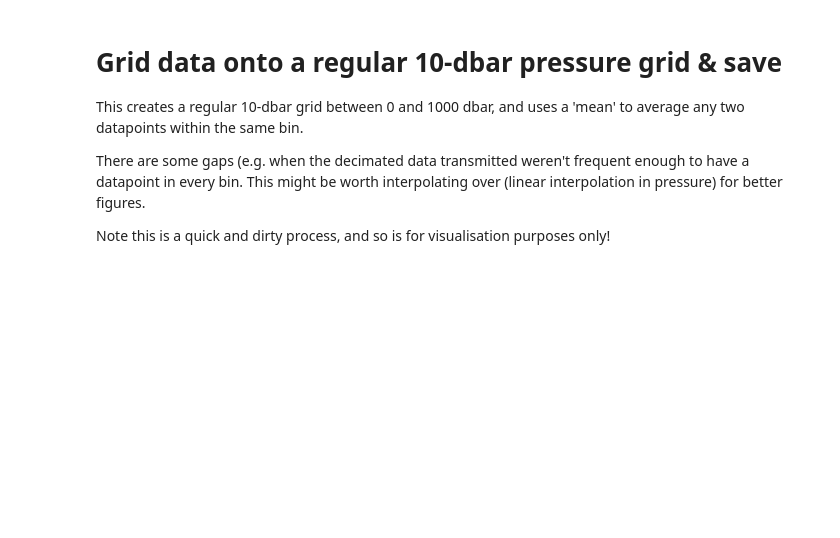
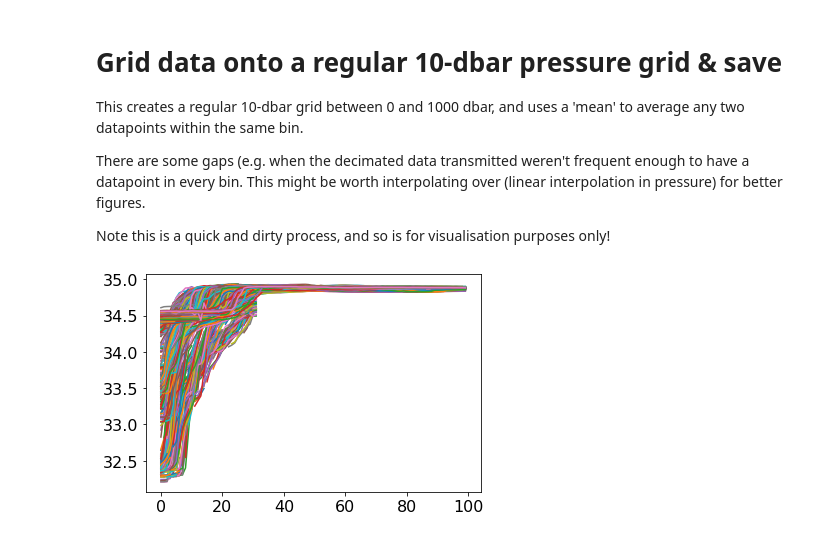
Before and after one commit to eleanorfrajka/c2_slocum, a Jupyter notebook: 02-code/02-process-data.ipynb, the cells around one changed output. Drawn from its saved outputs; the diff is of its cells as text; code cells hidden in the pictures; blank space fills up the shorter version.

```diff
--- a/02-code/02-process-data.ipynb
+++ b/02-code/02-process-data.ipynb
@@ -136,3 +136,8 @@ grid409.to_netcdf(cat_proc_path(grid409.attrs['Serial number']+'_bin10m.nc'), mo
 #grid398 = bin_dp(unit_398, 'unit_398', dp)
 grid398 = grid398.assign_attrs(unit_398.attrs)
 grid398.to_netcdf(cat_proc_path(grid398.attrs['Serial number']+'_bin10m.nc'), mode='w')
+# %%
+plt.plot(grid409.derived_salinity)
+plt.show()
+# %% [output]
+[figure, added]
```
Also changed, not shown: 5 other files.
